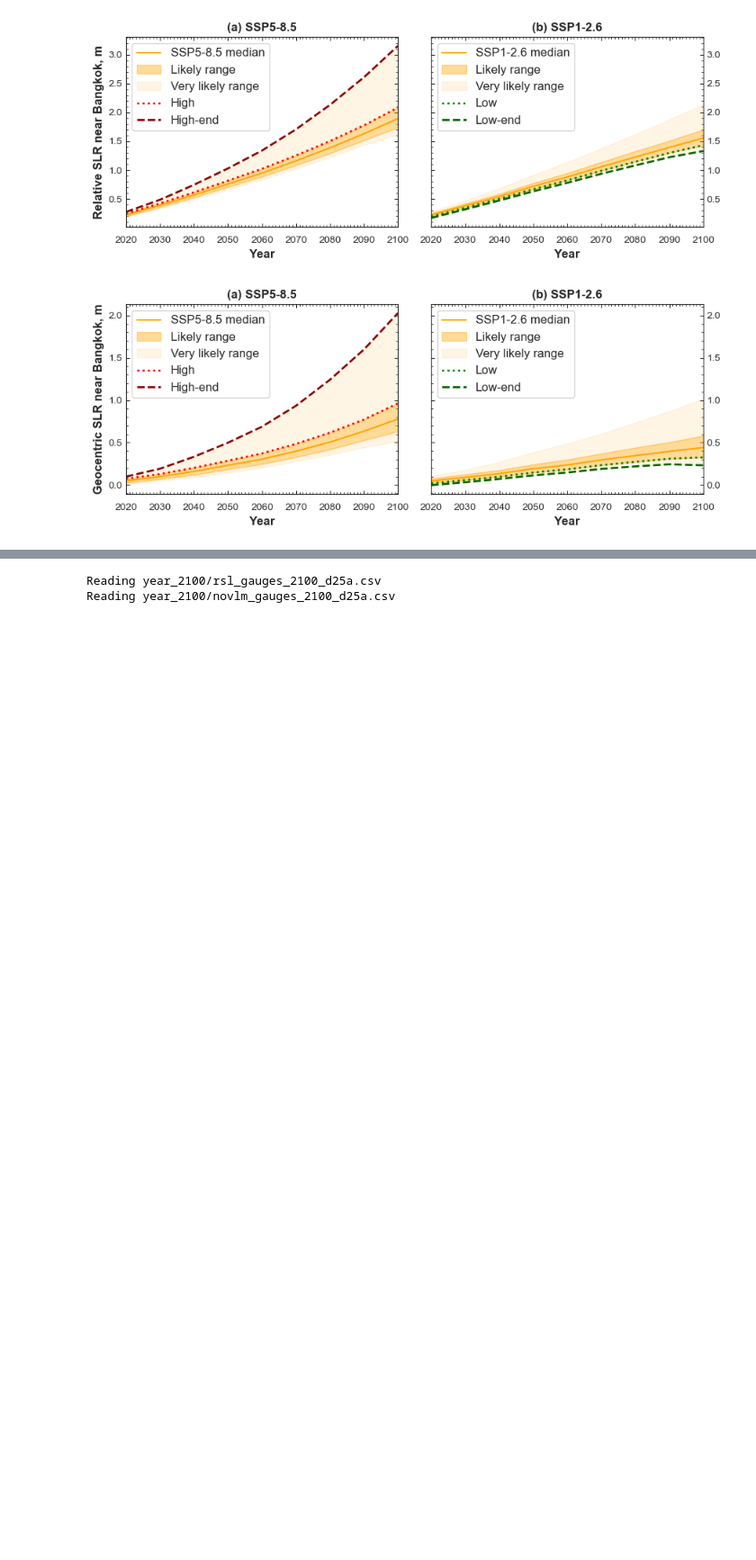
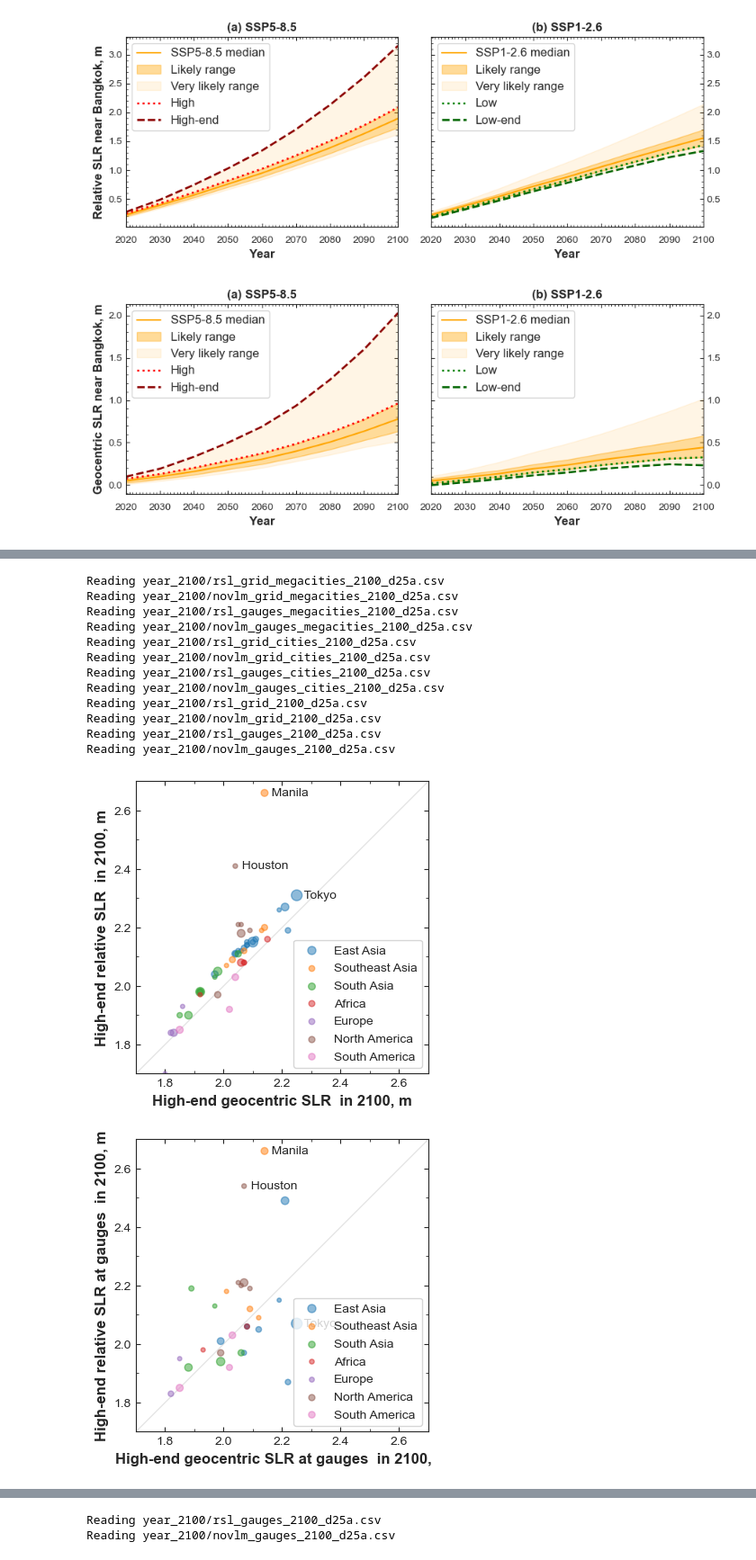
Before and after one commit to grandey/d25a-rsl-fusion, a Jupyter notebook: test_d25a.ipynb, the cells around one changed output, grey strips where cells are left out. Shown at 90% size. Cells and saved outputs as stored; diff of their text form; code cells hidden in the pictures; blank space fills up the shorter version.

```diff
--- a/test_d25a.ipynb
+++ b/test_d25a.ipynb
@@ -344,0 +343,20 @@ Reading time_series/gmsl_high-end_d25a.nc
+# %%
+# RSL vs geocentric globally
+for cities_str, lims in [('megacities', (1.7, 2.7)), ('cities', None), (None, None)]:
+    for gauges_str in ['grid', 'gauges']:
+        fig, axs = d25a.fig_rsl_vs_novlm(gauges_str=gauges_str, cities_str=cities_str, lims=lims)
+# %% [output]
+Reading year_2100/rsl_grid_megacities_2100_d25a.csv
+Reading year_2100/novlm_grid_megacities_2100_d25a.csv
+Reading year_2100/rsl_gauges_megacities_2100_d25a.csv
+Reading year_2100/novlm_gauges_megacities_2100_d25a.csv
+Reading year_2100/rsl_grid_cities_2100_d25a.csv
+Reading year_2100/novlm_grid_cities_2100_d25a.csv
+Reading year_2100/rsl_gauges_cities_2100_d25a.csv
+Reading year_2100/novlm_gauges_cities_2100_d25a.csv
+Reading year_2100/rsl_grid_2100_d25a.csv
+Reading year_2100/novlm_grid_2100_d25a.csv
+Reading year_2100/rsl_gauges_2100_d25a.csv
+Reading year_2100/novlm_gauges_2100_d25a.csv
+[figure, added]
+[figure, added]
```
Also changed, not shown: parts of 7 cells of this notebook, 2 other files.
